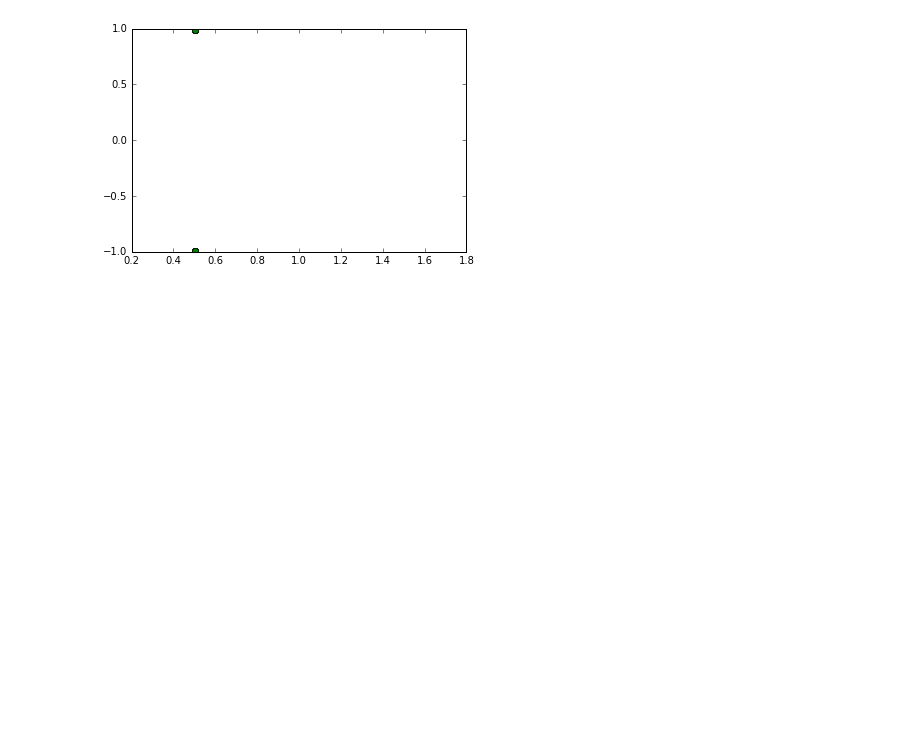
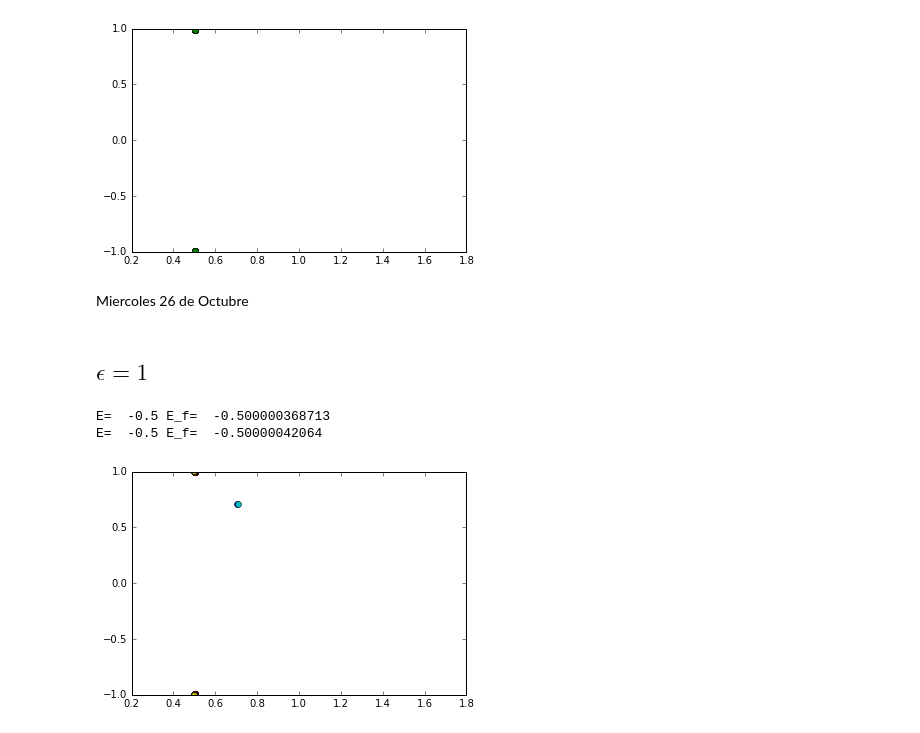
Before and after one commit to ignacio-vc/fcomp, a Jupyter notebook: clases/mapeo de poincare.ipynb, the cells around one changed output. Drawn from its saved outputs; the diff is of its cells as text; code cells hidden in the pictures; blank space fills up the shorter version.

```diff
--- a/clases/mapeo de poincare.ipynb
+++ b/clases/mapeo de poincare.ipynb
@@ -216,3 +216,33 @@ plot(r,pr,'o')
 show()
 # %% [output]
 [figure]
+# %% [markdown]
+Miercoles 26 de Octubre
+# %% [markdown]
+## $\epsilon = 1$
+# %%
+t = arange(0,100,.0001)
+num, raices, puntos = len(t), zeros(num), zeros((num,4))
+N_trayectorias, eps = 2,1.
+for i in range(N_trayectorias):
+    pto_ini = cond_ini(pi/4,0.01)
+    plot(pto_ini[0],pto_ini[1],'o')
+    sol = odeint(ec_mov,pto_ini,t,args=(eps,),
+                atol=1e-9,rtol=1e-9)
+    print "E= ", energia(pto_ini,eps), "E_f= ",energia(sol[-1],eps)
+    j=0
+    for k in range(len(t)-1):
+        if (sol[k][0]*sol[k+1][0]) < 0:
+            #de toda la trayectoria saca las raices
+            raices[j],puntos[j] = root_trayec(ec_mov,sol[k],t[k])
+            j+=1
+    raices, puntos = raices[0:j], puntos[0:j]
+    pr,r = p_rho(puntos)
+    xlim([0.2,1.8]),ylim([-1,1])
+    plot(r[0],pr[0],'o')
+    plot(r,pr,'o')
+show()
+# %% [output]
+E=  -0.5 E_f=  -0.500000368713
+E=  -0.5 E_f=  -0.50000042064
+[figure, added]
```
